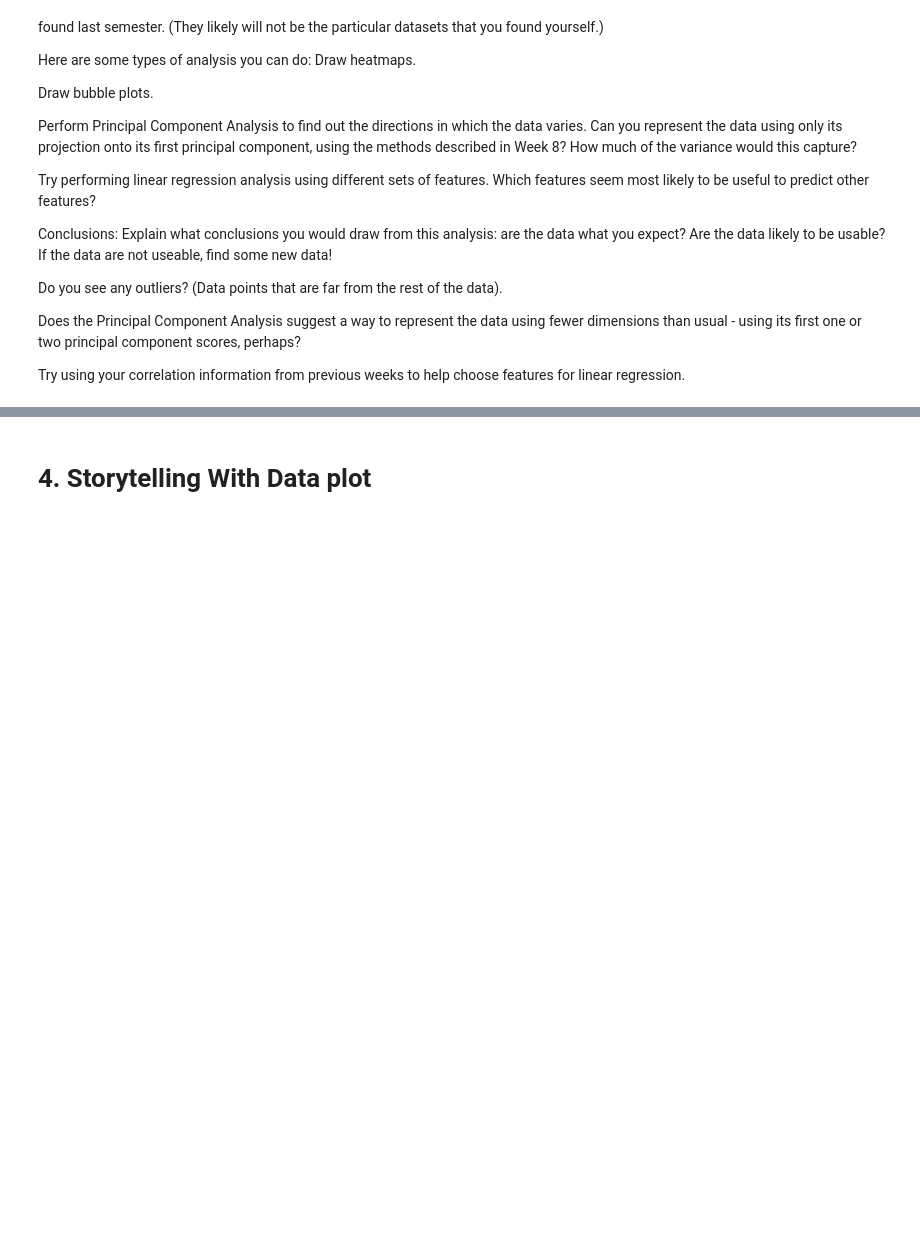
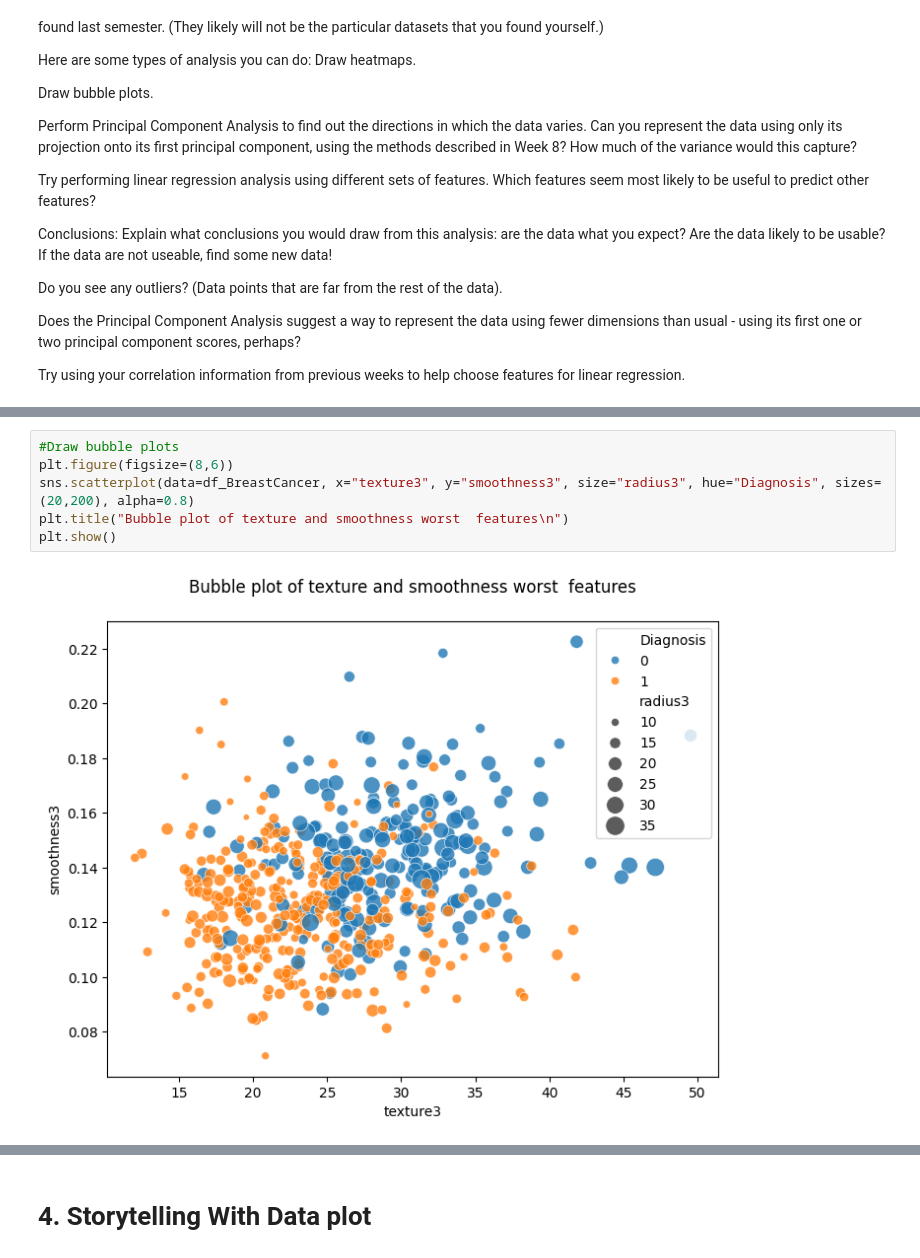
Before and after one commit to Jbaner/Module-B-semester-2, a Jupyter notebook: Week9.ipynb, the cells around one changed output, grey strips where cells are left out. Drawn from its saved outputs; the diff is of its cells as text; blank space fills up the shorter version.

```diff
--- a/Week9.ipynb
+++ b/Week9.ipynb
@@ -83,0 +138,8 @@ Try using your correlation information from previous weeks to help choose featur
+# %%
+#Draw bubble plots
+plt.figure(figsize=(8,6))
+sns.scatterplot(data=df_BreastCancer, x="texture3", y="smoothness3", size="radius3", hue="Diagnosis", sizes=(20,200), alpha=0.8)
+plt.title("Bubble plot of texture and smoothness worst  features\n")
+plt.show()
+# %% [output]
+[figure, added]
```
Also changed, not shown: parts of 9 cells of this notebook.
